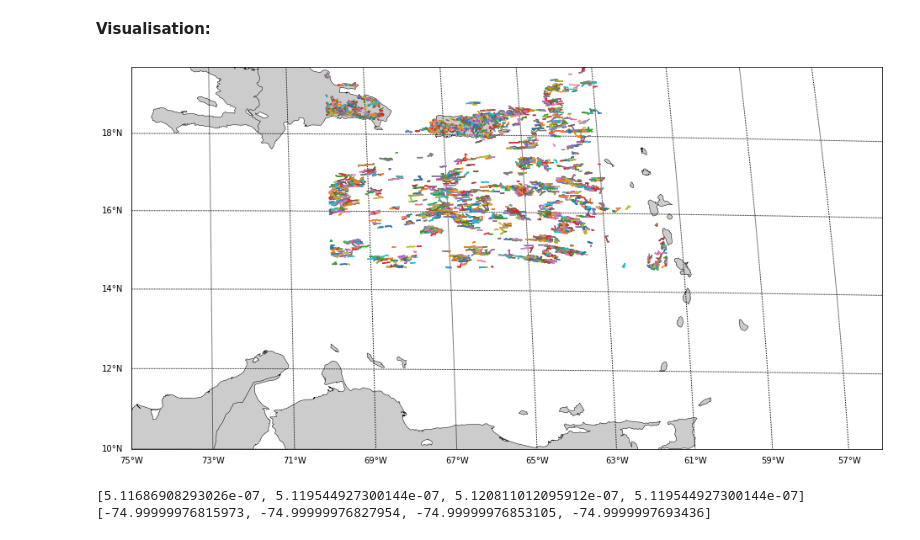
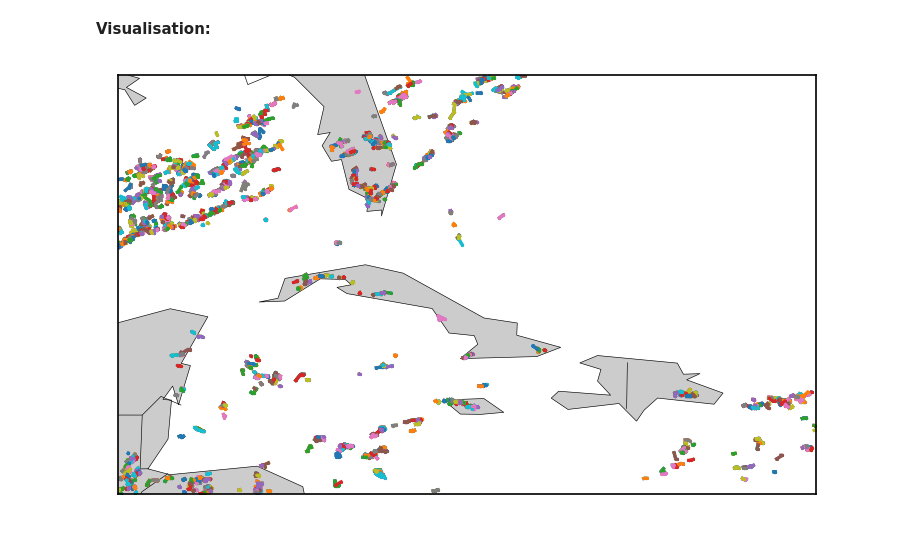
Before and after one commit to tobac-project/tobac-tutorials, a Jupyter notebook: themes/tobac_v1/Example_VIS_Tracking_Satellite/Example_VIS_Tracking_Satellite.ipynb, the cells around one changed output. Cells and saved outputs as stored; diff of their text form; code cells hidden in the pictures.

Commit message:
Update running with plot and animation

```diff
--- a/themes/tobac_v1/Example_VIS_Tracking_Satellite/Example_VIS_Tracking_Satellite.ipynb
+++ b/themes/tobac_v1/Example_VIS_Tracking_Satellite/Example_VIS_Tracking_Satellite.ipynb
@@ -388,2 +362,4 @@ Data variables:
+# %%
+Track = xarray.open_dataset("./Save/Track.nc")
 # %% [markdown]
 **Visualisation:**
@@ -390,49 +368,22 @@ Data variables:
 # %%
-plt.figure(figsize=(16,12))
+plt.figure(dpi=150)
 tmap = Basemap(
-    llcrnrlon=-75,llcrnrlat=10,urcrnrlon=-55,urcrnrlat=20,
-             resolution='i', projection='geos',
-    lat_0 = 0, lon_0 = -75.0, ellps='GRS80', satellite_height = 35786023.0)
+    llcrnrlon=-90,llcrnrlat=15,urcrnrlon=-65,urcrnrlat=30,
+    projection='cyl',
+    lon_0 = -75.0, lat_0=0)
 tmap.fillcontinents()
-tmap.drawcoastlines(linewidth=0.5, linestyle='solid', color='black')
-tmap.drawcountries(linewidth=0.5, linestyle='solid', color='black')
-tmap.drawparallels(np.arange(10,20,2),labels=[1,0,0,0])
-tmap.drawmeridians(np.arange(-75,-55,2),labels=[0,0,0,1])
+tmap.drawcoastlines(linewidth=0.3, linestyle='solid', color='black')
+tmap.drawcountries(linewidth=0.3, linestyle='solid', color='black')
 
 cell_id = np.unique(Track["cell"])
 cell_id = cell_id.tolist()
 cell_id = [x for x in cell_id if ~np.isnan(x)]
-#cell_id = cell_id[0:100]
-
-#inProj = Proj(proj='geos', h=DS.goes_imager_projection.perspective_point_height,
-#                lon_0=DS.goes_imager_projection.longitude_of_projection_origin,
-#                lat_0=DS.goes_imager_projection.latitude_of_projection_origin,
-#                sweep=DS.goes_imager_projection.sweep_angle_axis)
-#print(inProj)
-#transformer = Transformer.from_crs(str(inProj),
-#                                  'epsg:4326', always_xy=True)
+#cell_id = cell_id[0:4500]
 
 for cell in cell_id:
  track_i = Track.where(Track["cell"]==cell, drop=True)
- x,y = track_i['x'].values.tolist(), track_i['y'].values.tolist()
- #x,y = transformer.transform(x,y)
- #x,y = tmap(x,y)
- #if cell == 2:
- # print(x)
- # print(y)
-#x = [-75,-74.5,-74]
-#y = [0,0,0]
- #x,y = tmap(x,y)
- tmap.plot(x,y,markersize=.3,latlon=True)
+ x,y = track_i['longitude'].values.tolist(), track_i['latitude'].values.tolist()
+ x,y = tmap(x,y)
+ tmap.plot(x,y,"--",markersize=.5,latlon=True)
 # %% [output]
-[figure, old version]
+[figure, new version]
-# %%
-cell = 89
-track_i = Track.where(Track["cell"]==cell, drop=True)
-x, y = track_i['projection_x_coordinate'].values.tolist(), track_i['projection_y_coordinate'].values.tolist()
-x, y = transformer.transform(x,y)
-print(x)
-print(y)
-# %% [output]
-[5.11686908293026e-07, 5.119544927300144e-07, 5.120811012095912e-07, 5.119544927300144e-07]
-[-74.99999976815973, -74.99999976827954, -74.99999976853105, -74.9999997693436]
```
Also changed, not shown: parts of 36 cells of this notebook.
